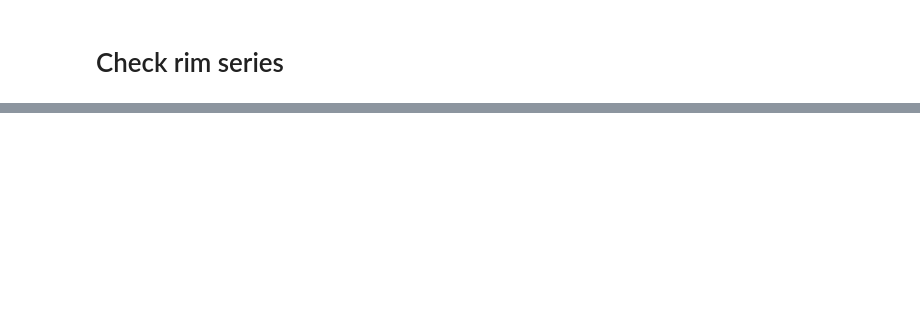
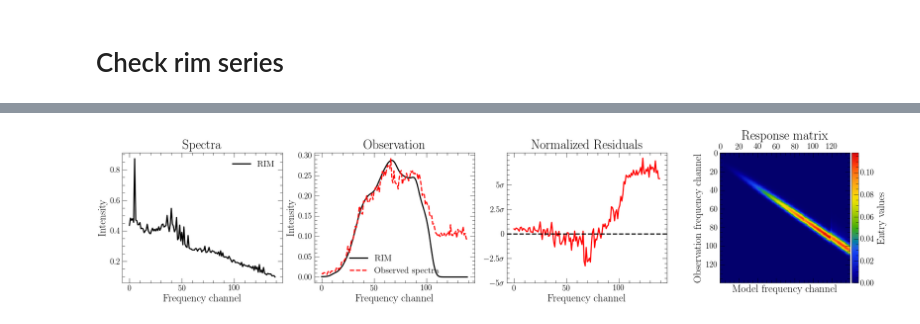
Before and after one commit to AlexandreAdam/RIM_xray_spectra, a Jupyter notebook: notebooks/rim_xray_clusters.ipynb, the cells around one changed output, grey strips where cells are left out. Saved outputs shown, nothing was run; the diff lists cells and outputs as text; code cells hidden in the pictures; blank space fills up the shorter version.

```diff
--- a/notebooks/rim_xray_clusters.ipynb
+++ b/notebooks/rim_xray_clusters.ipynb
@@ -229,0 +308,43 @@ for i in range(5):
+# %%
+y_tensor = torch.tensor(spectrum_counts).float().to(DEVICE)[None]
+A_tensor = torch.tensor(response).float().to(DEVICE)[None]
+rim.eval()
+with torch.no_grad():
+    x_pred = rim.predict(y_tensor, A_tensor, sigma_n)
+# %%
+fig, (ax1, ax2, ax3, ax4) = plt.subplots(1, 4, figsize=(4.5*5, 4))
+
+ax1.plot(x_pred.squeeze().cpu(), "-k", lw=2, label=r"RIM")
+ax1.set_title(r"Spectra")
+ax1.set_xlabel("Frequency channel")
+ax1.set_ylabel("Intensity")
+ax1.legend(fontsize=15)
+
+y_pred = A_tensor[0] @ x_pred.squeeze()
+
+ax2.plot(y_pred, "-k", lw=2, label=r"RIM")
+ax2.plot(spectrum_counts, "--r", lw=2, label=r"Observed spectra")
+ax2.set_title(r"Observation")
+ax2.set_xlabel("Frequency channel")
+ax2.set_ylabel("Intensity")
+ax2.legend(fontsize=15, loc=8)
+
+residuals = (y_tensor[0] - y_pred).numpy() / sigma_n[0]
+
+ax3.plot(residuals, "-r", lw=2)
+ax3.axhline(0, color="k", lw=2, ls="--")
+ax3.set_title(r"Normalized Residuals")
+ax3.set_xlabel("Frequency channel")
+ax3.set_yticks([-5, -2.5, 0, 2.5, 5], labels=[r"$-5\sigma$", r"$-2.5\sigma$", r"$0$", r"$2.5\sigma$", r"$5\sigma$"])
+
+cmap = cc.cm["rainbow4"]
+im = ax4.matshow(response, cmap=cmap)
+cbar = plt.colorbar(im, ax=ax4, fraction=0.046, pad=0.01)
+ax4.set_ylabel("Observation frequency channel")
+ax4.set_xlabel("Model frequency channel")
+ax4.set_title("Response matrix")
+cbar.set_label("Entry values")
+
+plt.savefig("../results/real_data_rim_summary_20230731.png")
+# %% [output]
+[figure, added]
```
Also changed, not shown: parts of 13 cells of this notebook, 2 other files.
